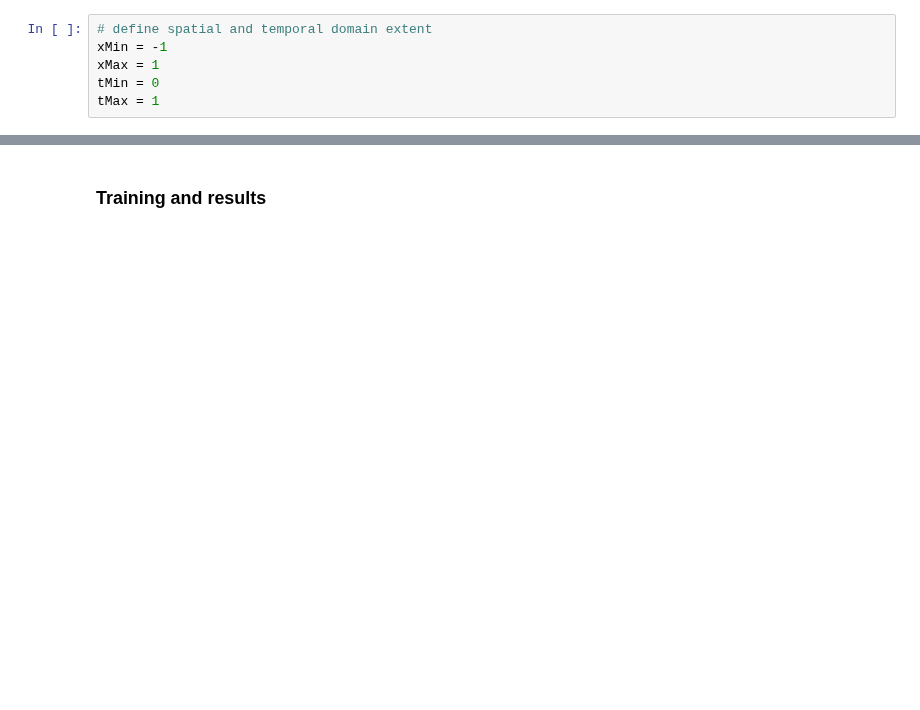
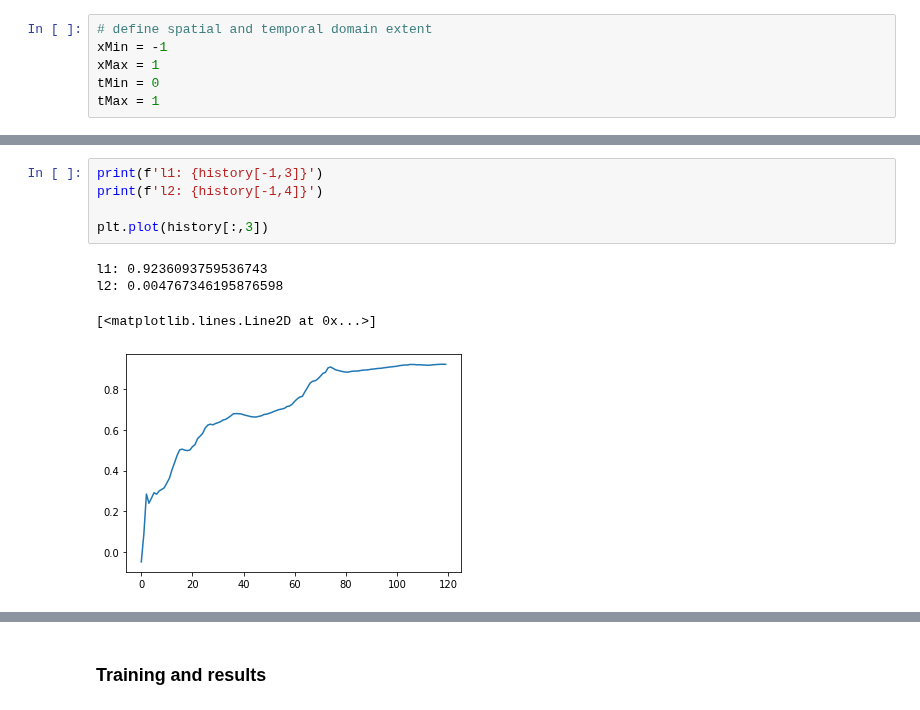
Before and after one commit to StephenTGibson/COMP527-colabNotebooks, a Jupyter notebook: COMP702-MScProject/PINN_method_for_1D_Burgers'_equation_inverse_problem.ipynb, the cells around one changed output, grey strips where cells are left out. Drawn from its saved outputs; the diff is of its cells as text; blank space fills up the shorter version.

```diff
--- a/COMP702-MScProject/PINN_method_for_1D_Burgers'_equation_inverse_problem.ipynb
+++ b/COMP702-MScProject/PINN_method_for_1D_Burgers'_equation_inverse_problem.ipynb
@@ -178,0 +379,10 @@ def meshPlotData(xDim, yDim):
+# %%
+print(f'l1: {history[-1,3]}')
+print(f'l2: {history[-1,4]}')
+
+plt.plot(history[:,3])
+# %% [output]
+l1: 0.9236093759536743
+l2: 0.004767346195876598
+[<matplotlib.lines.Line2D at 0x...>]
+[figure, added]
```
Also changed, not shown: parts of 39 cells of this notebook.
